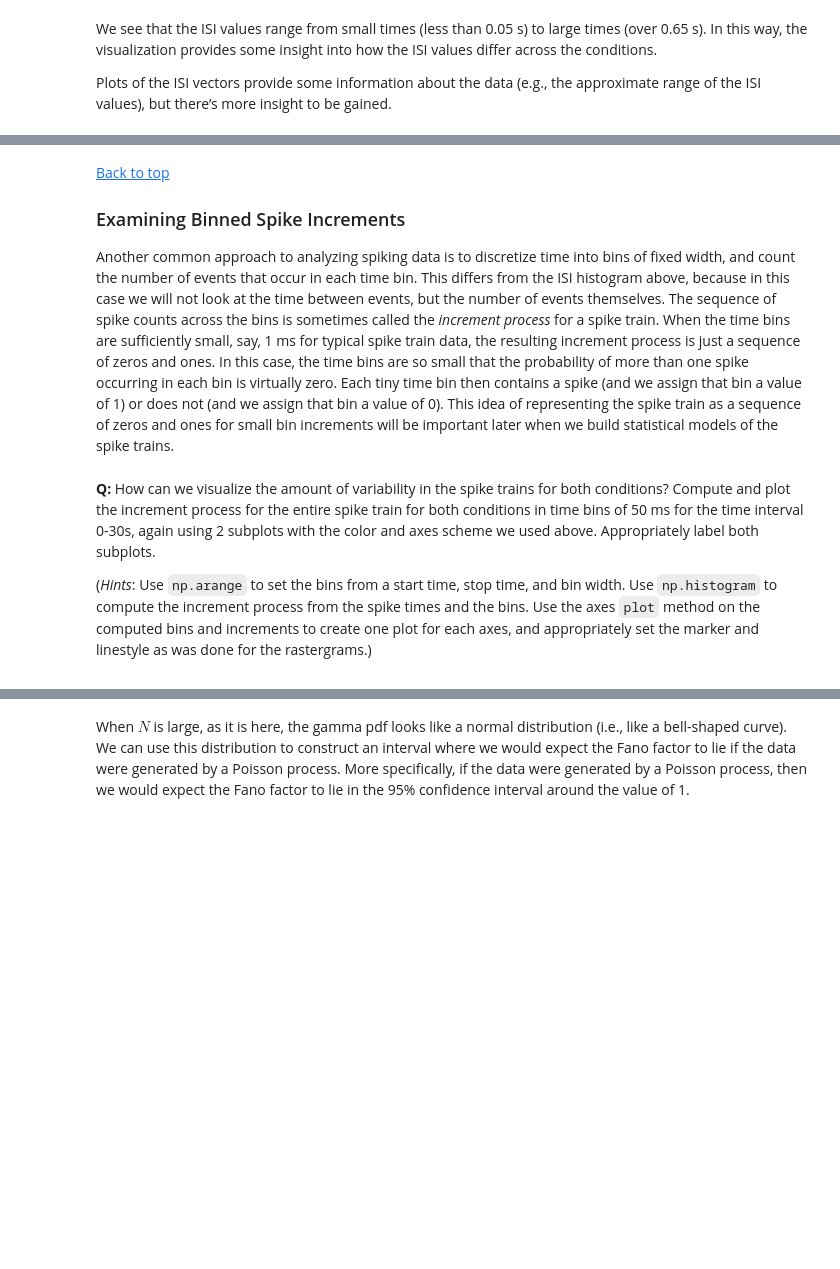
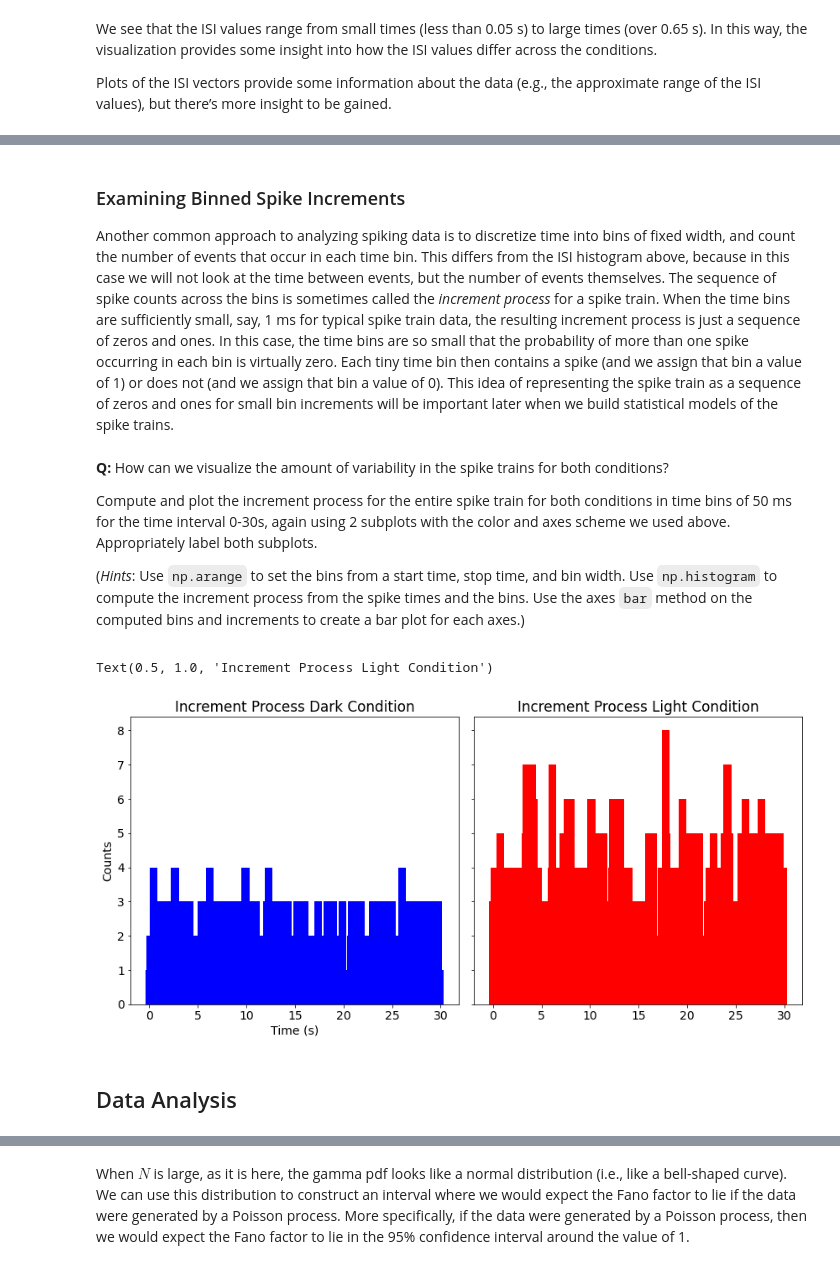
Before and after one commit to jaib1/Case-Studies-Python, a Jupyter notebook: content/08/basic-visualizations-and-descriptive-statistics-of-spike-train-data.ipynb, the cells around one changed output, grey strips where cells are left out. Cells and saved outputs as stored; diff of their text form; code cells hidden in the pictures; blank space fills up the shorter version.

```diff
--- a/content/08/basic-visualizations-and-descriptive-statistics-of-spike-train-data.ipynb
+++ b/content/08/basic-visualizations-and-descriptive-statistics-of-spike-train-data.ipynb
@@ -462,39 +473,49 @@ The intervals of rapid spiking produce many shorter ISIs, and the longer interva
 
 </div>
 # %% [markdown]
-[Back to top](#top)
-<a id="bsi"></a>
+<a id="BSIs"></a>
 ### Examining Binned Spike Increments
 
 Another common approach to analyzing spiking data is to discretize time into bins of fixed width, and count the number of events that occur in each time bin. This differs from the ISI histogram above, because in this case we will not look at the time between events, but the number of events themselves. The sequence of spike counts across the bins is sometimes called the *increment process* for a spike train. When the time bins are sufficiently small, say, 1 ms for typical spike train data, the resulting increment process is just a sequence of zeros and ones. In this case, the time bins are so small that the probability of more than one spike occurring in each bin is virtually zero. Each tiny time bin then contains a spike (and we assign that bin a value of 1) or does not (and we assign that bin a value of 0). This idea of representing the spike train as a sequence of zeros and ones for small bin increments will be important later when we build statistical models of the spike trains.
 # %% [markdown]
 <div class="question">
 
-**Q:** How can we visualize the amount of variability in the spike trains for both conditions? Compute and plot the increment process for the entire spike train for both conditions in time bins of 50 ms for the time interval 0-30s, again using 2 subplots with the color and axes scheme we used above. Appropriately label both subplots.
+**Q:** How can we visualize the amount of variability in the spike trains for both conditions?
 
-(*Hints*: Use `np.arange` to set the bins from a start time, stop time, and bin width. Use `np.histogram` to compute the increment process from the spike times and the bins. Use the axes `plot` method on the computed bins and increments to create one plot for each axes, and appropriately set the marker and linestyle as was done for the rastergrams.)
+Compute and plot the increment process for the entire spike train for both conditions in time bins of 50 ms for the time interval 0-30s, again using 2 subplots with the color and axes scheme we used above. Appropriately label both subplots.
+
+(*Hints*: Use `np.arange` to set the bins from a start time, stop time, and bin width. Use `np.histogram` to compute the increment process from the spike times and the bins. Use the axes `bar` method on the computed bins and increments to create a bar plot for each axes.)
 
 </div>
 # %%
 ## Compute the increment process for both conditions
 
 # Set the bins
-bin_length = 0.050 # 50 ms
+bin_length = 0.050  # 50 ms
 bins = np.arange(0, 30, bin_length)
 
 # Compute the increments (only return the first output argument, the histogram;
 # we don't need the second, the bin edges).
 increment_dark_50, _ = np.histogram(ts_dark, bins)
-increment_light_50, _ = np.histogram(ts_light, bins)
+# this is the preferred way to return a single output from a multi-output function call:
+# see: https://stackoverflow.com/questions/431866/ignore-python-multiple-return-value
+increment_light_50 = np.histogram(ts_light, bins)[0]
 
-# Plot the increments.
+# Create a bar plot of the increments.
 fig5, ax5 = plt.subplots(nrows=1, ncols=2, sharex=True, sharey=True, figsize=(12,6))
 # Exclude the last element in `bins` when plotting, so the number of elements
 # matches the number of elements of the increments.
-ax5[0].plot(bins[:-1], increment_dark_50, color='b', marker='.', linestyle='')
-ax5[1].plot(bins[:-1], increment_light_50, color='r', marker='.', linestyle='')
+ax5[0].bar(bins[:-1], increment_dark_50, color='b')
+ax5[1].bar(bins[:-1], increment_light_50, color='r')
 ax5[0].set_xlabel('Time (s)')
 ax5[0].set_ylabel('Counts')
 ax5[0].set_title('Increment Process Dark Condition')
 ax5[1].set_title('Increment Process Light Condition')
+# %% [output]
+Text(0.5, 1.0, 'Increment Process Light Condition')
+[figure, added]
+# %% [markdown]
+<a id="DataAnalysis"></a>
+
+## Data Analysis
 # %% [markdown]
```
Also changed, not shown: parts of 148 cells of this notebook, 2 other files.
